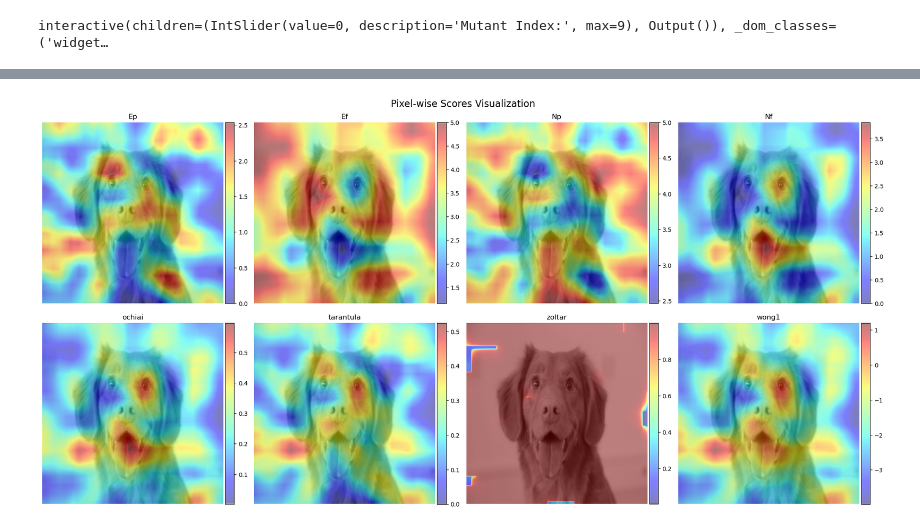
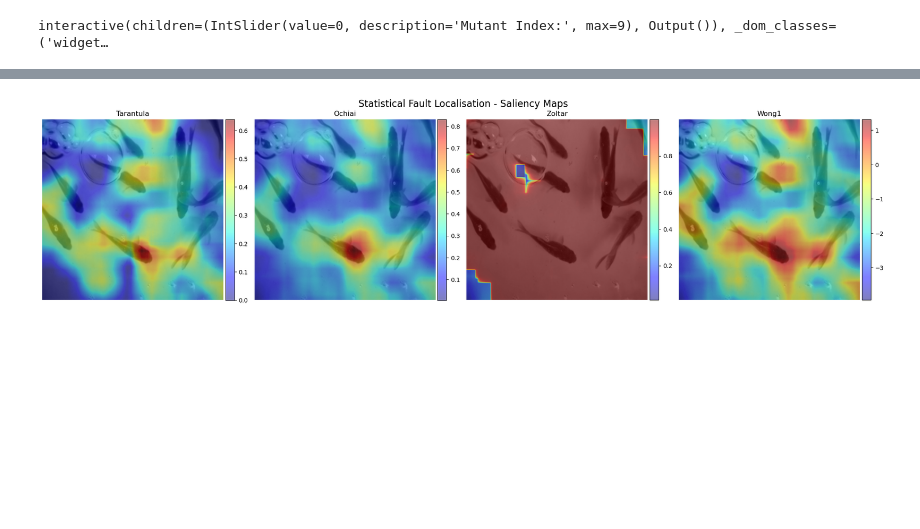
Before and after one commit to eaguaida/RISE-SFL, a Jupyter notebook: RISE-SFL/test.ipynb, the cells around one changed output, grey strips where cells are left out. Cells and saved outputs as stored; diff of their text form; code cells hidden in the pictures; blank space fills up the shorter version.

```diff
--- a/RISE-SFL/test.ipynb
+++ b/RISE-SFL/test.ipynb
@@ -70,20 +76,20 @@ for i in range(3):
 # %%
 from visuals.saliency_maps.saliency import SaliencyMapVisualizer
 
 # List all files in the directory
 all_files = os.listdir(image_folder)
 
 # Filter for .jpg and .png files
 image_files = [file for file in all_files if file.lower().endswith(('.jpg', '.png'))]
 
 # Check if there are any image files in the directory
 if not image_files:
     print("No .jpg or .png files found in the specified directory.")
 else:
     # Retrieve the first image file
-    image_path = os.path.join(image_folder, image_files[1])
+    image_path = os.path.join(image_folder, image_files[2])
 
 saliency_map = SaliencyMapVisualizer(image_path)
-saliency_map.visualize_pixel_scores(pixel_datasets[1])
+saliency_map.visualize_pixel_scores(pixel_datasets[2],ins='')
 # %% [output]
-[figure, old version]
+[figure, new version]
```
Also changed, not shown: parts of 1 cell of this notebook, 1 other file.
